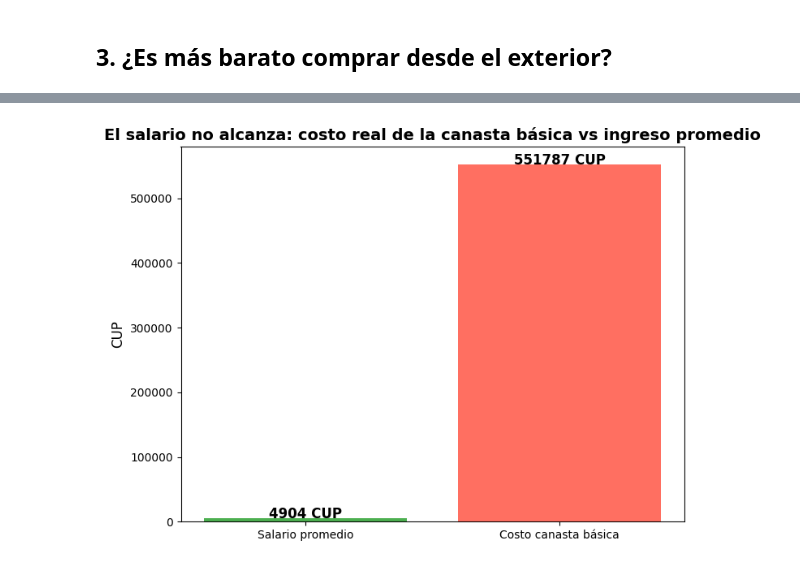
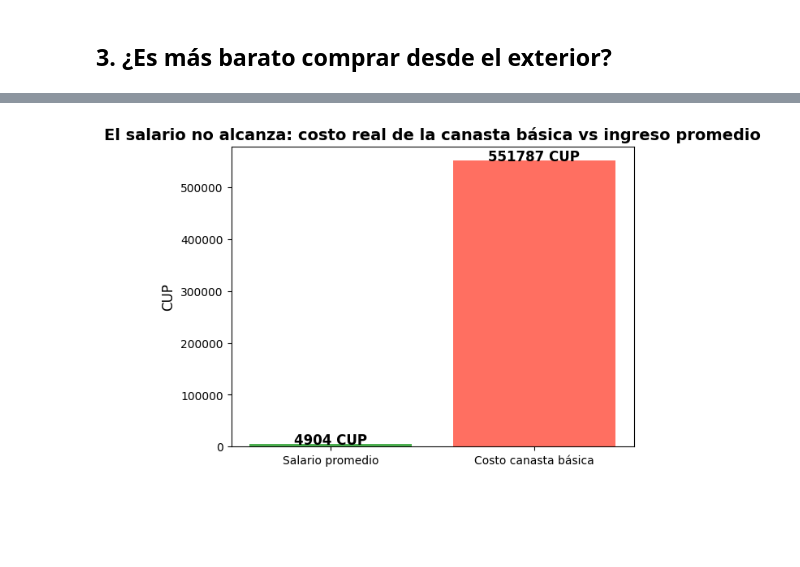
Before and after one commit to L14Npy/project_01, a Jupyter notebook: storytelling.ipynb, the cells around one changed output, grey strips where cells are left out. Saved outputs shown, nothing was run; the diff lists cells and outputs as text; code cells hidden in the pictures; blank space fills up the shorter version.

```diff
--- a/storytelling.ipynb
+++ b/storytelling.ipynb
@@ -82,32 +62,29 @@ for i in mipymes:
 # %%
-import json
-import matplotlib.pyplot as plt
-
 # 2. Calcular costo total de la canasta básica
 costo_canasta = 0
 
 for mipyme in mipymes:
     for producto in mipyme['products']:
         if producto['records']:  # verificar que tenga registros de precios
             precio = producto['records'][-1]['price']
             cantidad = producto.get('count', 1)
             costo_canasta += precio * cantidad
 
 # 3. Definir salario promedio (ejemplo)
 average  # CUP
 
 # 4. Preparar datos para la gráfica
 labels = ['Salario promedio', 'Costo canasta básica']
 valores = [average, costo_canasta]
 colores = ['#4CAF50', '#FF6F61']  # verde salario, rojo canasta
 
 # 5. Crear gráfica de barras
-plt.figure(figsize=(8,6))
+plt.subplots()
 plt.bar(labels, valores, color=colores)
 plt.title('El salario no alcanza: costo real de la canasta básica vs ingreso promedio', fontsize=14, weight='bold')
 plt.ylabel('CUP', fontsize=12)
 plt.text(0, average + 50, f'{average} CUP', ha='center', fontsize=12, weight='bold')
 plt.text(1, costo_canasta + 50, f'{int(costo_canasta)} CUP', ha='center', fontsize=12, weight='bold')
 plt.show()
 # %% [output]
-[figure, old version]
+[figure, new version]
```
Also changed, not shown: parts of 5 cells of this notebook, 2 other files.
